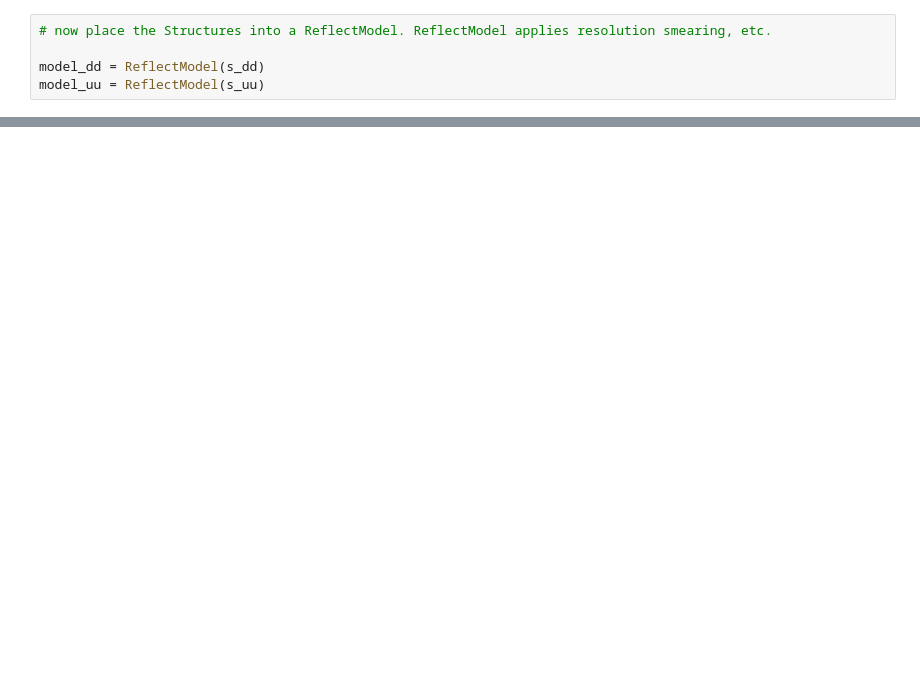
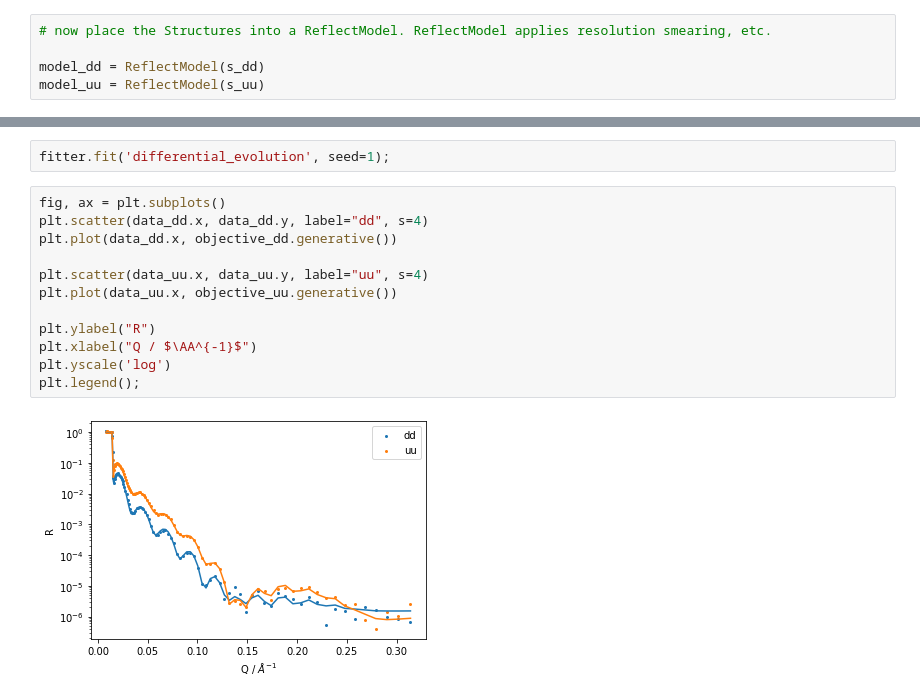
Before and after one commit to refnx/refnx, a Jupyter notebook: doc/nsf.ipynb, the cells around one changed output, grey strips where cells are left out. Saved outputs shown, nothing was run; the diff lists cells and outputs as text; blank space fills up the shorter version.

```diff
--- a/doc/nsf.ipynb
+++ b/doc/nsf.ipynb
@@ -136,0 +178,16 @@ ValueError: No parameters are being fitted
+# %%
+fitter.fit('differential_evolution', seed=1);
+# %%
+fig, ax = plt.subplots()
+plt.scatter(data_dd.x, data_dd.y, label="dd", s=4)
+plt.plot(data_dd.x, objective_dd.generative())
+
+plt.scatter(data_uu.x, data_uu.y, label="uu", s=4)
+plt.plot(data_uu.x, objective_uu.generative())
+
+plt.ylabel("R")
+plt.xlabel("Q / $\AA^{-1}$")
+plt.yscale('log')
+plt.legend();
+# %% [output]
+[figure, added]
```
Also changed, not shown: parts of 19 cells of this notebook, 2 other files.
